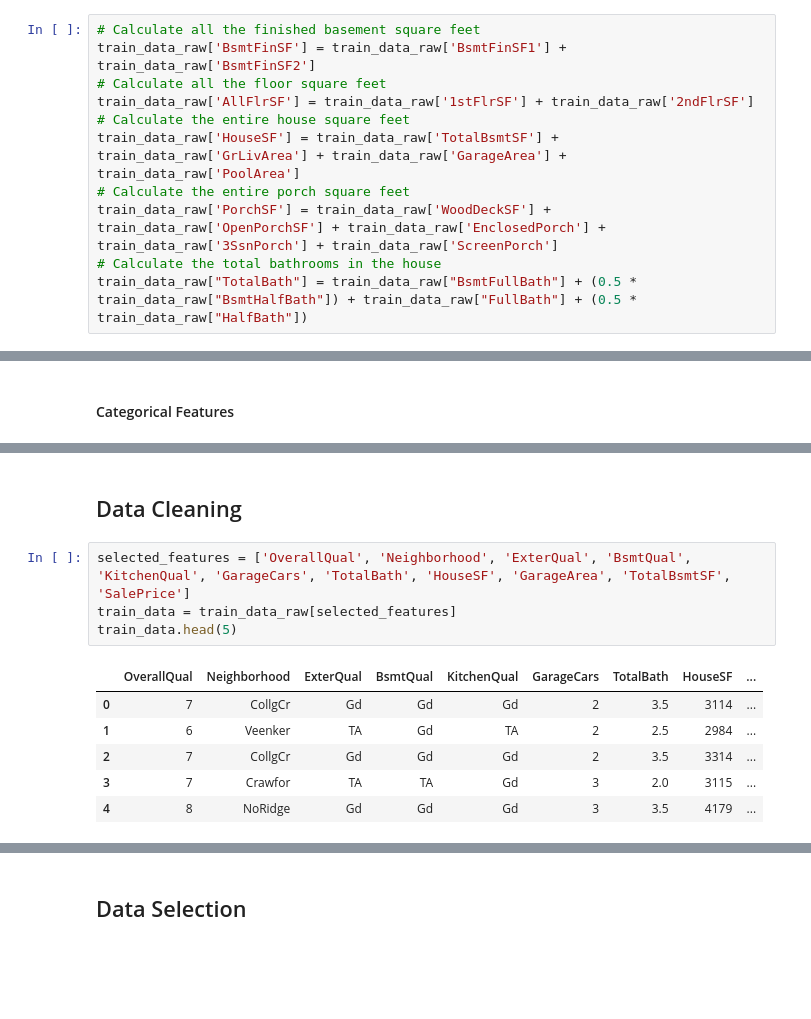
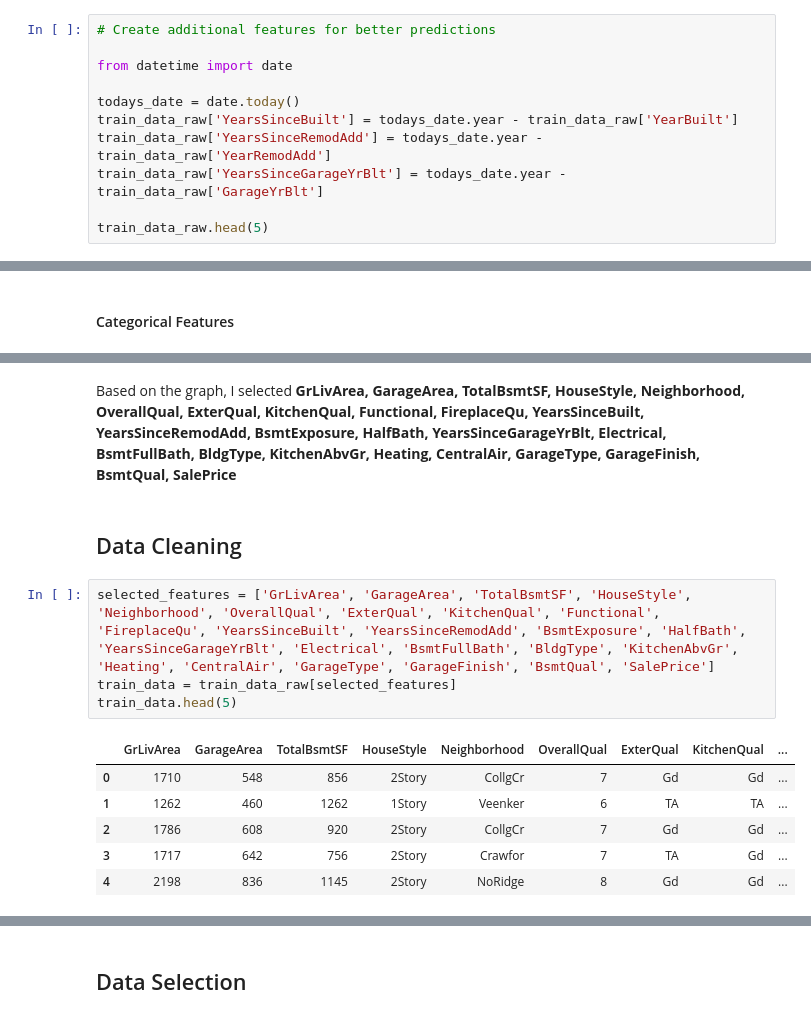
Before and after one commit to GuitooStephan/dsp-stephane-tanoh, a Jupyter notebook: notebooks/house-prices-modeling.ipynb, the cells around one changed output, grey strips where cells are left out. Saved outputs shown, nothing was run; the diff lists cells and outputs as text; blank space fills up the shorter version.

```diff
--- a/notebooks/house-prices-modeling.ipynb
+++ b/notebooks/house-prices-modeling.ipynb
@@ -142,11 +140,11 @@ memory usage: 924.0+ KB
-# %%
-# Calculate all the finished basement square feet
-train_data_raw['BsmtFinSF'] = train_data_raw['BsmtFinSF1'] + train_data_raw['BsmtFinSF2']
-# Calculate all the floor square feet
-train_data_raw['AllFlrSF'] = train_data_raw['1stFlrSF'] + train_data_raw['2ndFlrSF']
-# Calculate the entire house square feet
-train_data_raw['HouseSF'] = train_data_raw['TotalBsmtSF'] + train_data_raw['GrLivArea'] + train_data_raw['GarageArea'] + train_data_raw['PoolArea']
-# Calculate the entire porch square feet
-train_data_raw['PorchSF'] = train_data_raw['WoodDeckSF'] + train_data_raw['OpenPorchSF'] + train_data_raw['EnclosedPorch'] + train_data_raw['3SsnPorch'] + train_data_raw['ScreenPorch']
-# Calculate the total bathrooms in the house
-train_data_raw["TotalBath"] = train_data_raw["BsmtFullBath"] + (0.5 * train_data_raw["BsmtHalfBath"]) + train_data_raw["FullBath"] + (0.5 * train_data_raw["HalfBath"])
+# %%
+# Create additional features for better predictions
+
+from datetime import date
+
+todays_date = date.today()
+train_data_raw['YearsSinceBuilt'] = todays_date.year - train_data_raw['YearBuilt']
+train_data_raw['YearsSinceRemodAdd'] = todays_date.year - train_data_raw['YearRemodAdd']
+train_data_raw['YearsSinceGarageYrBlt'] = todays_date.year - train_data_raw['GarageYrBlt']
+
+train_data_raw.head(5)
@@ -230,16 +297,18 @@ Based on the correlations with the target feature and among the features, I sele
+# %% [markdown]
+Based on the graph, I selected <b>GrLivArea, GarageArea, TotalBsmtSF, HouseStyle, Neighborhood, OverallQual, ExterQual, KitchenQual, Functional, FireplaceQu, YearsSinceBuilt, YearsSinceRemodAdd, BsmtExposure, HalfBath, YearsSinceGarageYrBlt, Electrical, BsmtFullBath, BldgType, KitchenAbvGr, Heating, CentralAir, GarageType, GarageFinish, BsmtQual, SalePrice</b>
 # %% [markdown]
 ## Data Cleaning
 # %%
-selected_features = ['OverallQual', 'Neighborhood', 'ExterQual', 'BsmtQual', 'KitchenQual', 'GarageCars', 'TotalBath', 'HouseSF', 'GarageArea', 'TotalBsmtSF', 'SalePrice']
+selected_features = ['GrLivArea', 'GarageArea', 'TotalBsmtSF', 'HouseStyle', 'Neighborhood', 'OverallQual', 'ExterQual', 'KitchenQual', 'Functional', 'FireplaceQu', 'YearsSinceBuilt', 'YearsSinceRemodAdd', 'BsmtExposure', 'HalfBath', 'YearsSinceGarageYrBlt', 'Electrical', 'BsmtFullBath', 'BldgType', 'KitchenAbvGr', 'Heating', 'CentralAir', 'GarageType', 'GarageFinish', 'BsmtQual', 'SalePrice']
 train_data = train_data_raw[selected_features]
 train_data.head(5)
 # %% [output]
-|  | OverallQual | Neighborhood | ExterQual | BsmtQual | KitchenQual | GarageCars | TotalBath | HouseSF | ... |
-| 0 | 7 | CollgCr | Gd | Gd | Gd | 2 | 3.5 | 3114 | ... |
-| 1 | 6 | Veenker | TA | Gd | TA | 2 | 2.5 | 2984 | ... |
-| 2 | 7 | CollgCr | Gd | Gd | Gd | 2 | 3.5 | 3314 | ... |
-| 3 | 7 | Crawfor | TA | TA | Gd | 3 | 2.0 | 3115 | ... |
-| 4 | 8 | NoRidge | Gd | Gd | Gd | 3 | 3.5 | 4179 | ... |
+|  | GrLivArea | GarageArea | TotalBsmtSF | HouseStyle | Neighborhood | OverallQual | ExterQual | KitchenQual | ... |
+| 0 | 1710 | 548 | 856 | 2Story | CollgCr | 7 | Gd | Gd | ... |
+| 1 | 1262 | 460 | 1262 | 1Story | Veenker | 6 | TA | TA | ... |
+| 2 | 1786 | 608 | 920 | 2Story | CollgCr | 7 | Gd | Gd | ... |
+| 3 | 1717 | 642 | 756 | 2Story | Crawfor | 7 | TA | Gd | ... |
+| 4 | 2198 | 836 | 1145 | 2Story | NoRidge | 8 | Gd | Gd | ... |
 # %%
 plt.figure(figsize=(10, 6))
 sns.heatmap(train_data.isna())
```
Also changed, not shown: parts of 27 cells of this notebook.
